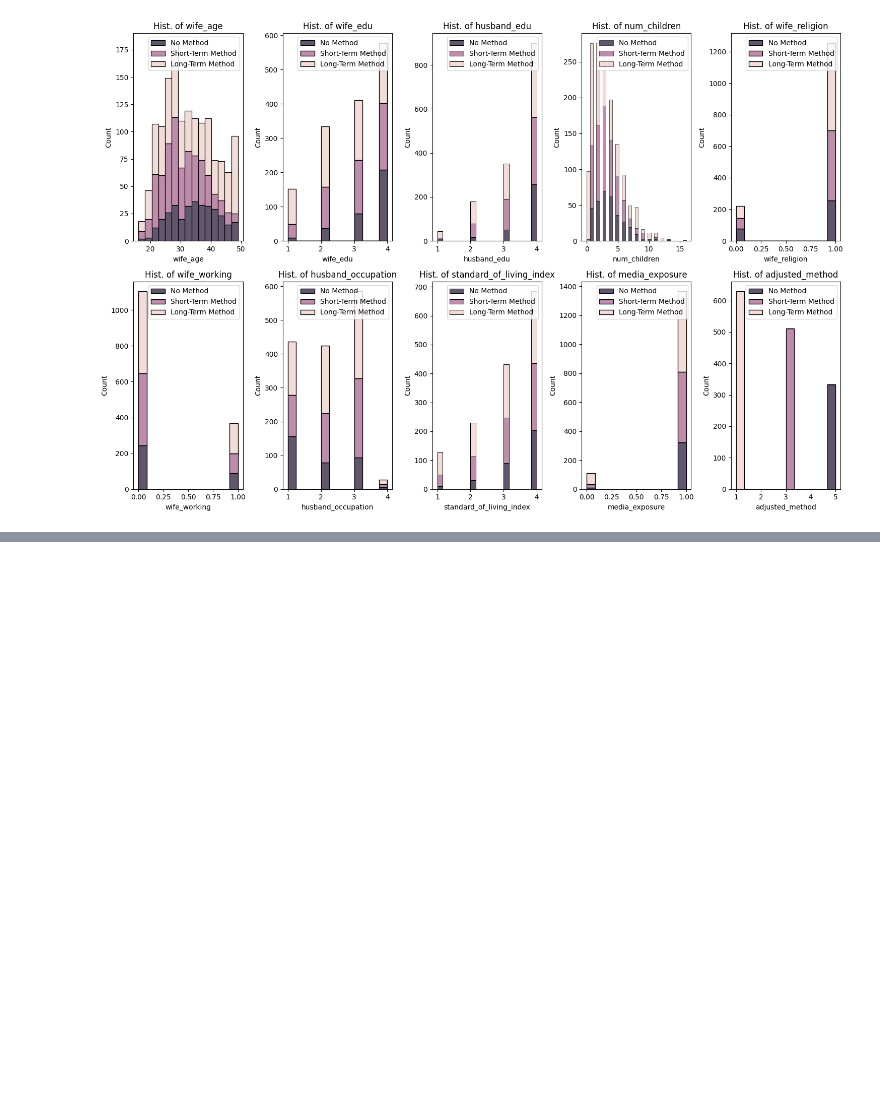
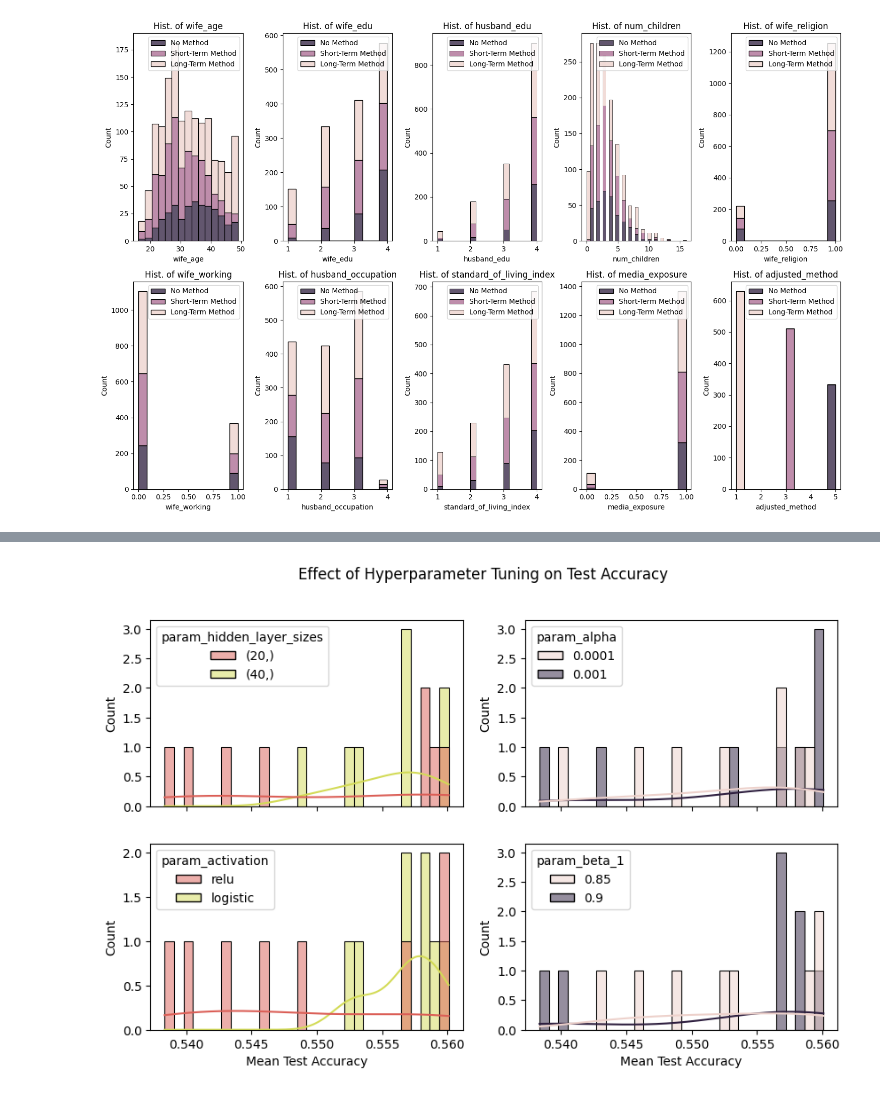
Before and after one commit to eye4got/unsw-5836-assignment-2, a Jupyter notebook: 03_contraceptive_choice.ipynb, the cells around one changed output, grey strips where cells are left out. Saved outputs shown, nothing was run; the diff lists cells and outputs as text; code cells hidden in the pictures; blank space fills up the shorter version.

```diff
--- a/03_contraceptive_choice.ipynb
+++ b/03_contraceptive_choice.ipynb
@@ -166,0 +194,6 @@ model_accuracy['mlp_sgd'] = float(mlp_sgd_df['Test Accuracy'].mean().max().round
+# %%
+mlp_classifier = MLPClassifier(max_iter=10000, solver='adam', random_state=start_seed)
+
+
+mlp_grid_search = GridSearchCV(mlp_classifier, mlp_params, cv=mlp_tuning_runs, verbose=1)
+mlp_grid_search.fit(feature_df, target)
@@ -166,0 +207,5 @@ model_accuracy['mlp_sgd'] = float(mlp_sgd_df['Test Accuracy'].mean().max().round
+# %%
+raw_mlp_cv_results_df = pd.DataFrame(mlp_grid_search.cv_results_)
+drop_cols = ['std_fit_time', 'mean_score_time', 'std_score_time', 'params', 'std_test_score', 'mean_fit_time'] + [col for col in raw_mlp_cv_results_df.columns if 'split' in col]
+mlp_cv_results_df = raw_mlp_cv_results_df.drop(columns=drop_cols)
+mlp_cv_results_df.sort_values('rank_test_score')
@@ -166,0 +230,12 @@ model_accuracy['mlp_sgd'] = float(mlp_sgd_df['Test Accuracy'].mean().max().round
+# %%
+fig, ((ax1, ax2), (ax3, ax4)) = plt.subplots(2, 2, figsize=(10, 6), sharex=True)
+plt.suptitle('Effect of Hyperparameter Tuning on MLP Test Accuracy')
+sns.histplot(x='mean_test_score', data=mlp_cv_results_df, bins=30, hue='param_hidden_layer_sizes', kde=True, ax=ax1)
+plt.xlabel('Mean Test Accuracy')
+sns.histplot(x='mean_test_score', data=mlp_cv_results_df, bins=30, hue='param_alpha', kde=True, ax=ax2)
+sns.histplot(x='mean_test_score', data=mlp_cv_results_df, bins=30, hue='param_activation', kde=True, ax=ax3)
+sns.histplot(x='mean_test_score', data=mlp_cv_results_df, bins=30, hue='param_beta_1', kde=True, ax=ax4)
+ax3.set_xlabel('Mean Test Accuracy')
+plt.savefig(os.path.join(plots_dir, 'mlp_tuning_hist.png'))
+# %% [output]
+[figure, added]
```
Also changed, not shown: parts of 9 cells of this notebook, 3 other files.
